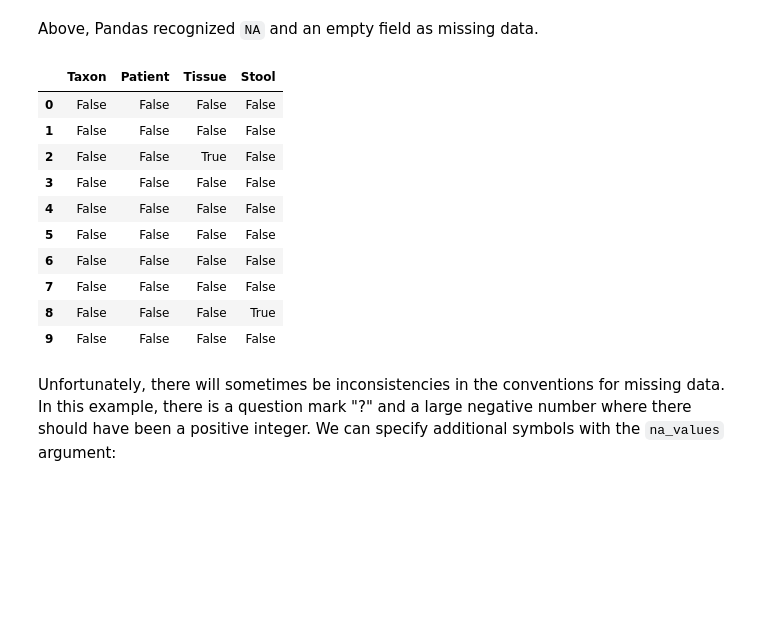
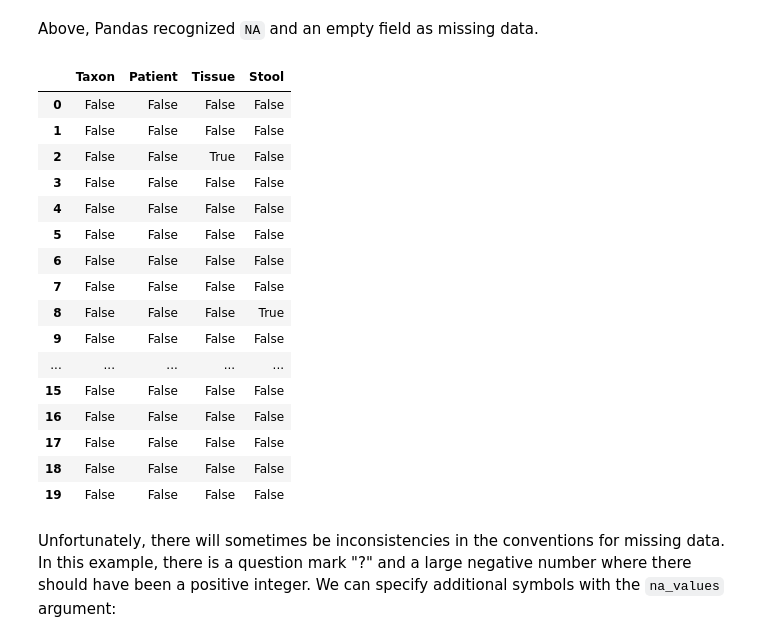
Before and after one commit to aiglegivree/ada_2025, a Jupyter notebook: Exercises/01 - Handling data/Intro to Pandas I.ipynb, the cells around one changed output. Drawn from its saved outputs; the diff is of its cells as text; code cells hidden in the pictures; blank space fills up the shorter version.

```diff
--- a/Exercises/01 - Handling data/Intro to Pandas I.ipynb
+++ b/Exercises/01 - Handling data/Intro to Pandas I.ipynb
@@ -633,19 +623,25 @@ pd.read_csv("Data/microbiome_missing.csv").head(10)
 # %% [markdown]
 Above, Pandas recognized `NA` and an empty field as missing data.
 # %%
-pd.isnull(pd.read_csv("Data/microbiome_missing.csv")).head(10)
+pd.isnull(pd.read_csv("Data/microbiome_missing.csv")).head(20)
 # %% [output]
 |  | Taxon | Patient | Tissue | Stool |
 | 0 | False | False | False | False |
 | 1 | False | False | False | False |
 | 2 | False | False | True | False |
 | 3 | False | False | False | False |
 | 4 | False | False | False | False |
 | 5 | False | False | False | False |
 | 6 | False | False | False | False |
 | 7 | False | False | False | False |
 | 8 | False | False | False | True |
 | 9 | False | False | False | False |
+| ... | ... | ... | ... | ... |
+| 15 | False | False | False | False |
+| 16 | False | False | False | False |
+| 17 | False | False | False | False |
+| 18 | False | False | False | False |
+| 19 | False | False | False | False |
 # %% [markdown]
 Unfortunately, there will sometimes be inconsistencies in the conventions for missing data. In this example, there is a question mark "?" and a large negative number where there should have been a positive integer. We can specify additional symbols with the `na_values` argument:
 # %%
```
Also changed, not shown: parts of 5 cells of this notebook.
